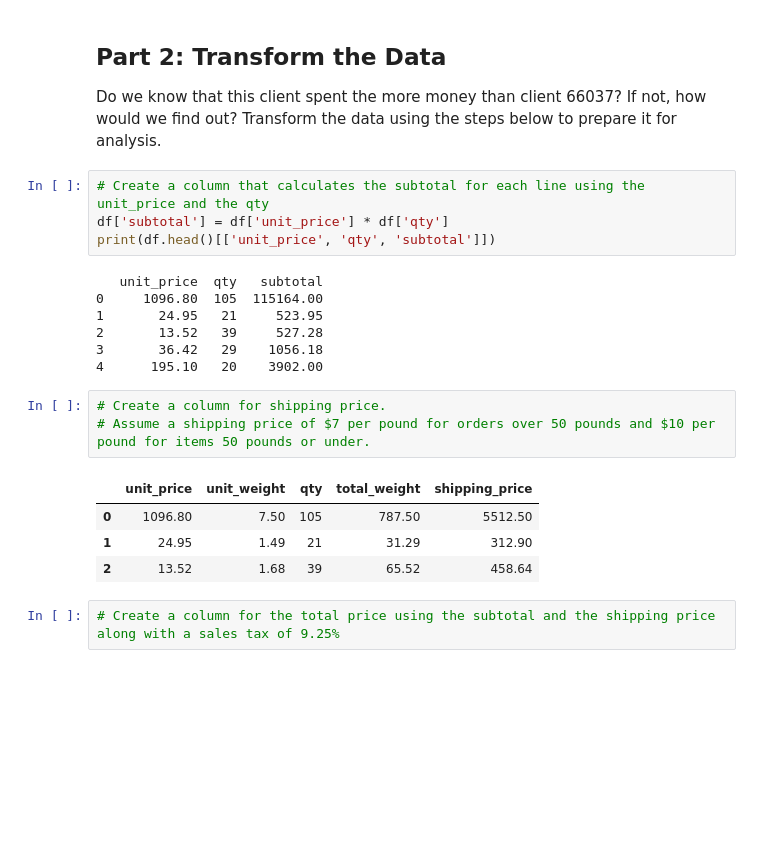
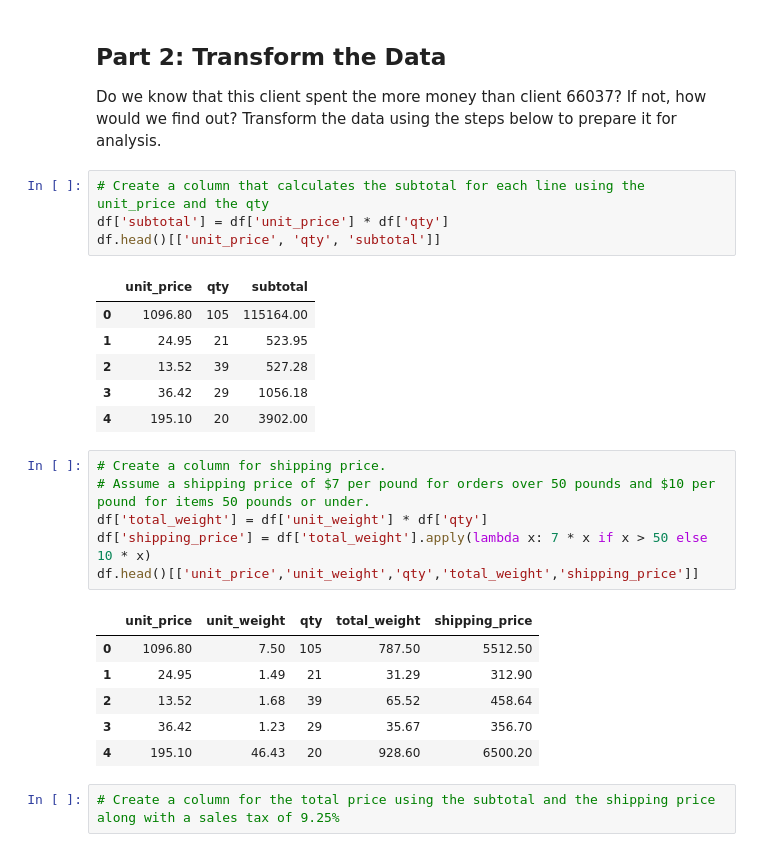
Before and after one commit to Dragon9804/pandas-challenge-1, a Jupyter notebook: wholesale_data_analysis_starter_code.ipynb, the cells around one changed output. Saved outputs shown, nothing was run; the diff lists cells and outputs as text; blank space fills up the shorter version.

Commit message:
shipping price

```diff
--- a/wholesale_data_analysis_starter_code.ipynb
+++ b/wholesale_data_analysis_starter_code.ipynb
@@ -107,22 +107,27 @@ Do we know that this client spent the more money than client 66037? If not, how
 # %%
 # Create a column that calculates the subtotal for each line using the unit_price and the qty
 df['subtotal'] = df['unit_price'] * df['qty']
-print(df.head()[['unit_price', 'qty', 'subtotal']])
+df.head()[['unit_price', 'qty', 'subtotal']]
 # %% [output]
-   unit_price  qty   subtotal
-0     1096.80  105  115164.00
-1       24.95   21     523.95
-2       13.52   39     527.28
-3       36.42   29    1056.18
-4      195.10   20    3902.00
+|  | unit_price | qty | subtotal |
+| 0 | 1096.80 | 105 | 115164.00 |
+| 1 | 24.95 | 21 | 523.95 |
+| 2 | 13.52 | 39 | 527.28 |
+| 3 | 36.42 | 29 | 1056.18 |
+| 4 | 195.10 | 20 | 3902.00 |
 # %%
 # Create a column for shipping price.
 # Assume a shipping price of $7 per pound for orders over 50 pounds and $10 per pound for items 50 pounds or under.
+df['total_weight'] = df['unit_weight'] * df['qty']
+df['shipping_price'] = df['total_weight'].apply(lambda x: 7 * x if x > 50 else 10 * x)
+df.head()[['unit_price','unit_weight','qty','total_weight','shipping_price']]
 # %% [output]
 |  | unit_price | unit_weight | qty | total_weight | shipping_price |
 | 0 | 1096.80 | 7.50 | 105 | 787.50 | 5512.50 |
 | 1 | 24.95 | 1.49 | 21 | 31.29 | 312.90 |
 | 2 | 13.52 | 1.68 | 39 | 65.52 | 458.64 |
+| 3 | 36.42 | 1.23 | 29 | 35.67 | 356.70 |
+| 4 | 195.10 | 46.43 | 20 | 928.60 | 6500.20 |
 # %%
 # Create a column for the total price using the subtotal and the shipping price along with a sales tax of 9.25%
 # %% [output]
```
